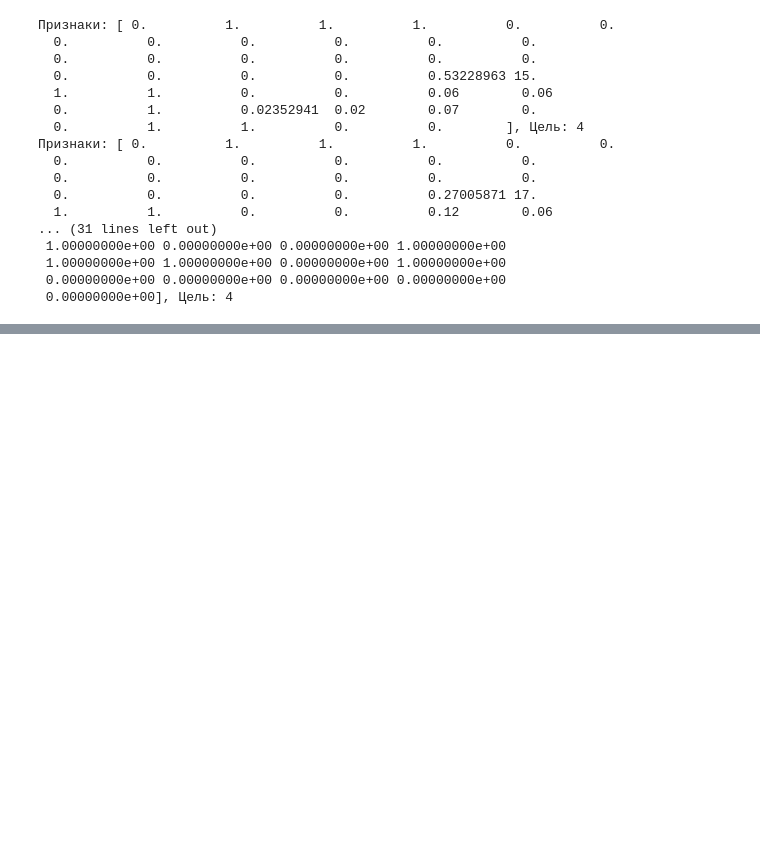
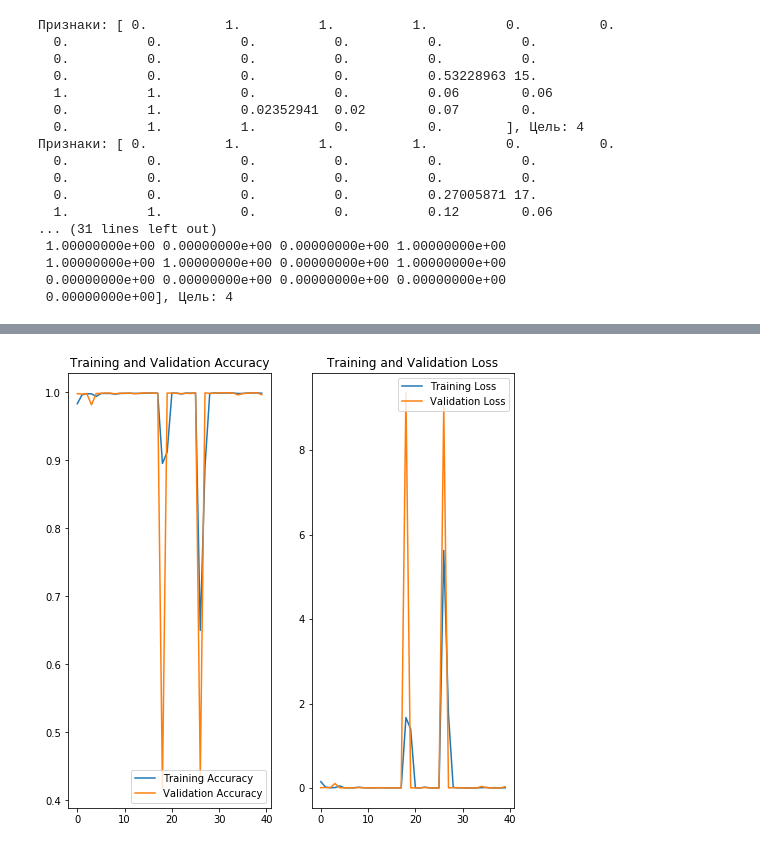
Before and after one commit to LeadNess/TFCourseWork, a Jupyter notebook: NN.ipynb, the cells around one changed output, grey strips where cells are left out. Drawn from its saved outputs; the diff is of its cells as text; code cells hidden in the pictures; blank space fills up the shorter version.

Commit message:
Added validation data and plots

```diff
--- a/NN.ipynb
+++ b/NN.ipynb
@@ -363,6 +364,9 @@ df[:489843]
 target = df.pop(41)
 # %%
 dataset = tf.data.Dataset.from_tensor_slices((df.values, target.values))
+# %%
+val_target = val_df.pop(41)
+val_dataset = tf.data.Dataset.from_tensor_slices((val_df.values, val_target.values))
 # %%
 for feat, targ in dataset.take(5):
   print ('Признаки: {}, Цель: {}'.format(feat, targ))
@@ -387,6 +391,7 @@ for feat, targ in dataset.take(5):
 # %%
 BATCH_SIZE = 64
 train_dataset = dataset.shuffle(len(df)).batch(BATCH_SIZE)
+val_dataset = val_dataset.shuffle(len(val_df)).batch(BATCH_SIZE)
 # %%
 def get_compiled_model():
   model = tf.keras.Sequential([
@@ -399,6 +404,3 @@ def get_compiled_model():
                 loss='sparse_categorical_crossentropy',
                 metrics=['accuracy'])
   return model
-# %%
-model = get_compiled_model()
-model.fit(train_dataset, epochs=10)
@@ -423,0 +407,11 @@ Epoch 10/10
+# %%
+import numpy as np
+model = get_compiled_model()
+epochs = 40
+history = model.fit_generator(
+    train_dataset,
+    steps_per_epoch=int(np.ceil(len(df) / (epochs * float(BATCH_SIZE)))) - 2,
+    epochs=epochs,
+    validation_data=val_dataset,
+    validation_steps=int(np.ceil(len(val_df) / (epochs * float(BATCH_SIZE)))) - 2
+)
@@ -424,3 +436,28 @@ Epoch 10/10
+# %%
+import matplotlib.pyplot as plt
+acc = history.history['accuracy']
+val_acc = history.history['val_accuracy']
+
+loss = history.history['loss']
+val_loss = history.history['val_loss']
+
+epochs_range = range(epochs)
+
+plt.figure(figsize=(8, 8))
+plt.subplot(1, 2, 1)
+plt.plot(epochs_range, acc, label='Training Accuracy')
+plt.plot(epochs_range, val_acc, label='Validation Accuracy')
+plt.legend(loc='lower right')
+plt.title('Training and Validation Accuracy')
+
+plt.subplot(1, 2, 2)
+plt.plot(epochs_range, loss, label='Training Loss')
+plt.plot(epochs_range, val_loss, label='Validation Loss')
+plt.legend(loc='upper right')
+plt.title('Training and Validation Loss')
+plt.show()
+# %% [output]
+[figure, added]
 # %%
 test_target = test_df.pop(41)
 test_dataset = tf.data.Dataset.from_tensor_slices((test_df.values, test_target.values))
```
Also changed, not shown: parts of 6 cells of this notebook.
